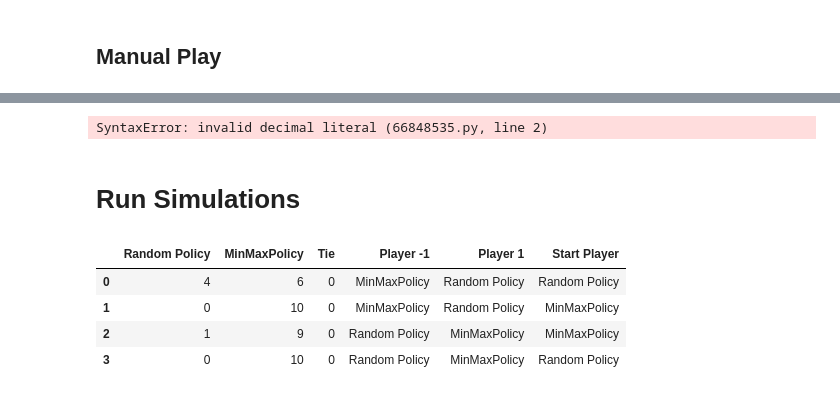
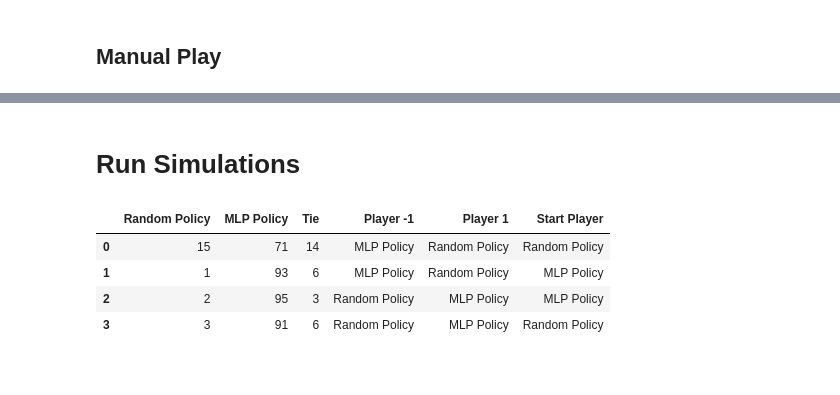
Before and after one commit to shibo1234/gomoku, a Jupyter notebook: RL Training.ipynb, the cells around one changed output, grey strips where cells are left out. Drawn from its saved outputs; the diff is of its cells as text; code cells hidden in the pictures.

```diff
--- a/RL Training.ipynb
+++ b/RL Training.ipynb
@@ -51,7 +51,6 @@ q_table_policy_stochastic = QTablePolicy(q_table_policy.q_table,
 human_policy = PromptPolicy(player_formatter)
 min_max_policy = MinMaxPolicy(game_cls=TicTacToe)
 mcts_policy = MCTS(game_cls=TicTacToe)
-# q_table_policy = QTablePolicy(lr=0.1)
-# mlp_policy = MLPPolicy(Model(), lr=0.001)
+# mlp_policy = MLPPolicy(mlp=MLP(), lr=0.001, name='MLP Policy')
+mlp_policy = MLPPolicy.load('mlp', mlp=MLP(), lr=0.001, device='cpu', name='MLP Policy')
 # mcts_policy = MCTS(ttt)
-# mlp_policy = MLPPolicy.load(Model(), 'mlp.pt', lr=0.001)
@@ -179,3 +158,5 @@ def train(policy, episodes, epsilon=0.1):
         tape = play(ttt, policy=eps_greedy_policy)
         state_list, player_list, action_list, q_list = replay_episode(tape, policy)
         loss = policy.batch_update_Q(state_list, player_list, action_list, q_list)
+# %%
+train(mlp_policy, episodes=1000)
@@ -212,8 +176,5 @@ ValueError: invalid literal for int() with base 10: ''
 # %%
-
-1pd.DataFrame(tape)
+pd.DataFrame(tape)
-# %% [output]
-SyntaxError: invalid decimal literal (66848535.py, line 2)
 # %% [markdown]
 # Run Simulations
 # %%
@@ -228,20 +189,20 @@ def simulate(round, player_policy_map, start_player=None):
 # %%
 policy_1 = RandomPolicy(name='Random Policy')
 # policy_1 = q_table_policy
-policy_2 = min_max_policy
+policy_2 = mlp_policy
 
 result_list = []
 for p1_role, start_player in [[1, 1], [1, -1], [-1, 1], [-1, -1]]:
     policy_map = {1*p1_role: policy_1, -1*p1_role: policy_2}
-    result = simulate(10, policy_map, start_player=start_player)
+    result = simulate(100, policy_map, start_player=start_player)
     result['Player -1'] = policy_map[-1].get_name()
     result['Player 1'] = policy_map[1].get_name()
     result['Start Player'] = policy_map.get(start_player).get_name()
     result_list.append(result)
 pd.DataFrame(result_list)
 # %% [output]
-|  | Random Policy | MinMaxPolicy | Tie | Player -1 | Player 1 | Start Player |
-| 0 | 4 | 6 | 0 | MinMaxPolicy | Random Policy | Random Policy |
-| 1 | 0 | 10 | 0 | MinMaxPolicy | Random Policy | MinMaxPolicy |
-| 2 | 1 | 9 | 0 | Random Policy | MinMaxPolicy | MinMaxPolicy |
-| 3 | 0 | 10 | 0 | Random Policy | MinMaxPolicy | Random Policy |
+|  | Random Policy | MLP Policy | Tie | Player -1 | Player 1 | Start Player |
+| 0 | 15 | 71 | 14 | MLP Policy | Random Policy | Random Policy |
+| 1 | 1 | 93 | 6 | MLP Policy | Random Policy | MLP Policy |
+| 2 | 2 | 95 | 3 | Random Policy | MLP Policy | MLP Policy |
+| 3 | 3 | 91 | 6 | Random Policy | MLP Policy | Random Policy |
```
Also changed, not shown: parts of 5 cells of this notebook, 10 other files.
